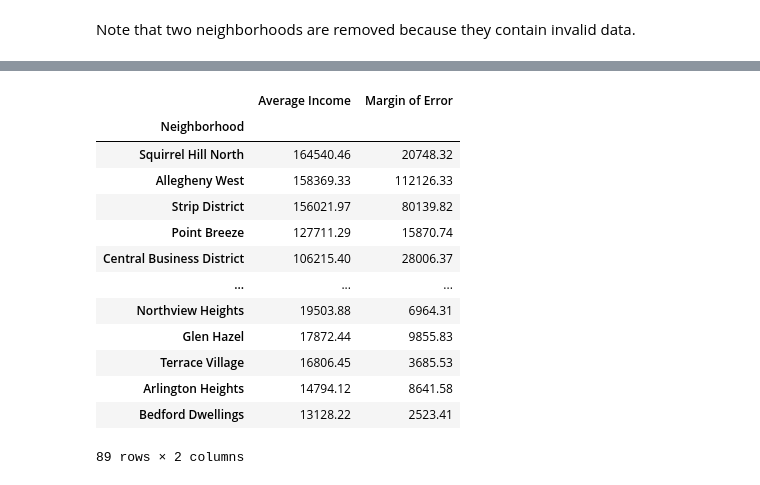
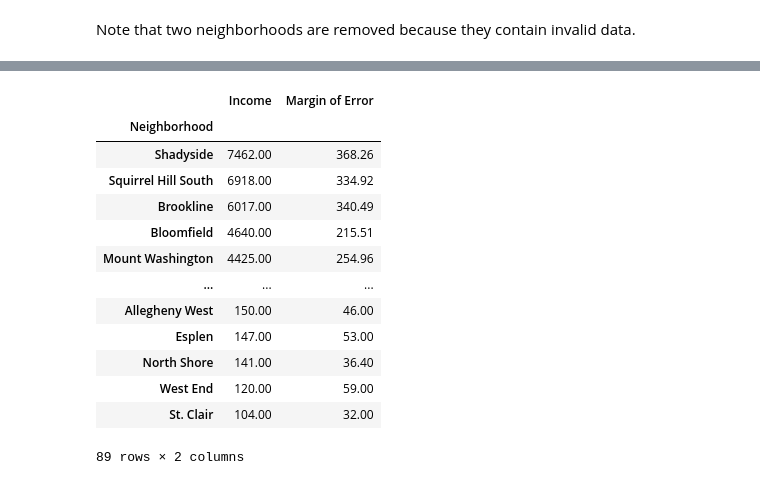
Before and after one commit to stanleytengg/CMPINF0010-Final-Project, a Jupyter notebook: Income.ipynb, the cells around one changed output, grey strips where cells are left out. Cells and saved outputs as stored; diff of their text form; code cells hidden in the pictures.

```diff
--- a/Income.ipynb
+++ b/Income.ipynb
@@ -130,28 +60,23 @@ $$
-# %%
-moe_income = income['Margin_of_error'] / income['Total_income']
-moe_individuals = individuals['Margin_of_error'] / individuals['Total_individuals']
-relative_moe = np.sqrt(moe_income ** 2 + moe_individuals ** 2)
-average_income = income['Total_income'] / individuals['Total_individuals']
-moe_average_income = relative_moe * average_income
-result = pd.DataFrame({
-    'Neighborhood': income['Neighborhood'],
-    'Average Income': average_income,
-    'Margin of Error': moe_average_income})
-result = result.set_index('Neighborhood')
-result = result.sort_values('Average Income', ascending=False)
-result
-# %% [output]
-|  | Average Income | Margin of Error |
-| Neighborhood |  |  |
-| Squirrel Hill North | 164540.46 | 20748.32 |
-| Allegheny West | 158369.33 | 112126.33 |
-| Strip District | 156021.97 | 80139.82 |
-| Point Breeze | 127711.29 | 15870.74 |
-| Central Business District | 106215.40 | 28006.37 |
-| ... | ... | ... |
-| Northview Heights | 19503.88 | 6964.31 |
-| Glen Hazel | 17872.44 | 9855.83 |
-| Terrace Village | 16806.45 | 3685.53 |
-| Arlington Heights | 14794.12 | 8641.58 |
-| Bedford Dwellings | 13128.22 | 2523.41 |
-89 rows × 2 columns
+# %%
+income_res = pd.DataFrame({
+    'Neighborhood': income['Neighborhood'],
+    'Income': income['Income'],
+    'Margin of Error': income['Margin of Error']
+})
+income_res = income_res.set_index('Neighborhood')
+income_res
+# %% [output]
+|  | Income | Margin of Error |
+| Neighborhood |  |  |
+| Shadyside | 7462.00 | 368.26 |
+| Squirrel Hill South | 6918.00 | 334.92 |
+| Brookline | 6017.00 | 340.49 |
+| Bloomfield | 4640.00 | 215.51 |
+| Mount Washington | 4425.00 | 254.96 |
+| ... | ... | ... |
+| Allegheny West | 150.00 | 46.00 |
+| Esplen | 147.00 | 53.00 |
+| North Shore | 141.00 | 36.40 |
+| West End | 120.00 | 59.00 |
+| St. Clair | 104.00 | 32.00 |
+89 rows × 2 columns
```
Also changed, not shown: parts of 16 cells of this notebook, 3 other files.
